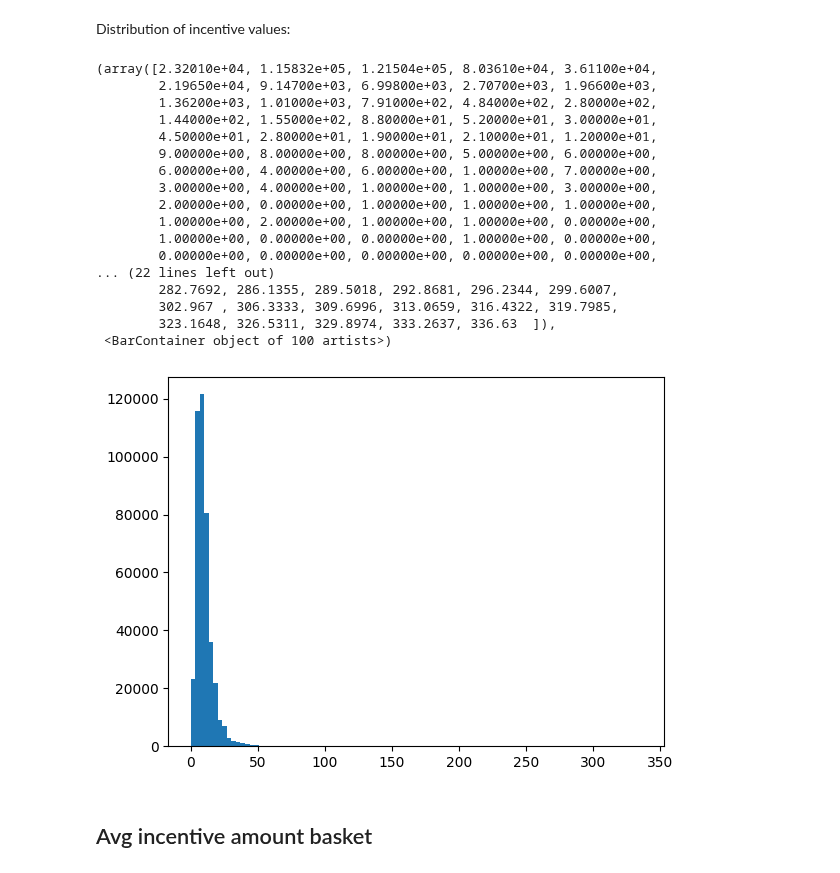
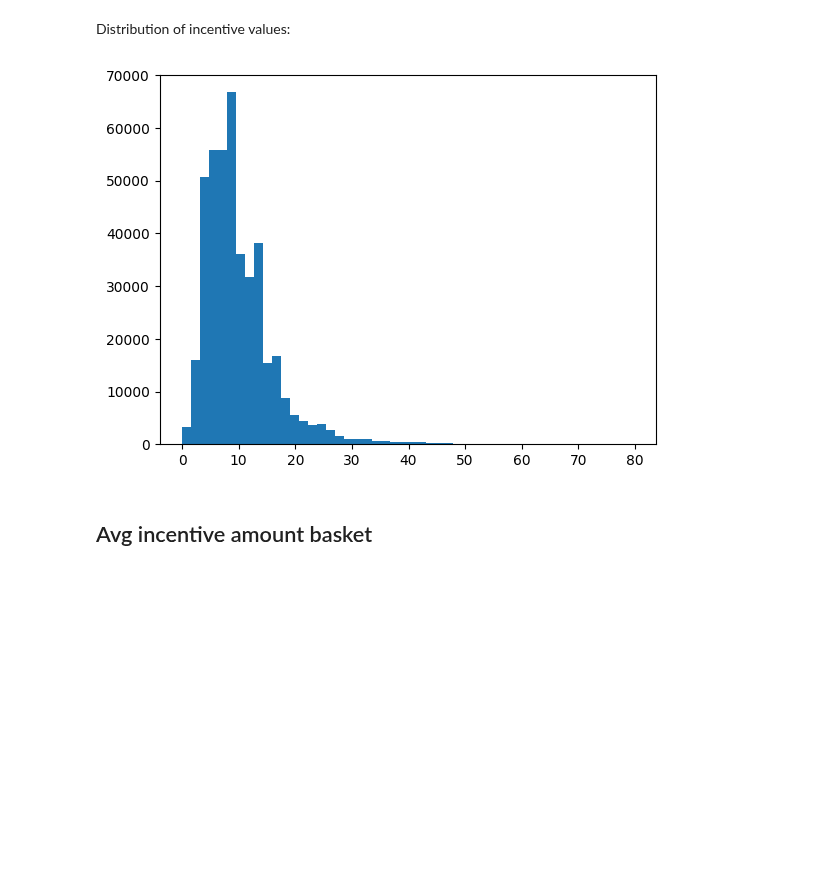
Before and after one commit to AChiaraCapuano/incentives_analysis, a Jupyter notebook: analysis_nb.ipynb, the cells around one changed output. Cells and saved outputs as stored; diff of their text form; code cells hidden in the pictures; blank space fills up the shorter version.

```diff
--- a/analysis.ipynb
+++ b/analysis_nb.ipynb
@@ -57,26 +69,9 @@ df_avg_order = df_customer[df_customer['used_incentive']==1].groupby('analytical
 # %% [markdown]
 Distribution of incentive values:
 # %%
-plt.hist(df_avg_order['incentive_value'], bins=100)
+plt.hist(df_avg_order[df_avg_order['incentive_value']<80]['incentive_value'], bins=50);
 # %% [output]
-(array([2.32010e+04, 1.15832e+05, 1.21504e+05, 8.03610e+04, 3.61100e+04,
-        2.19650e+04, 9.14700e+03, 6.99800e+03, 2.70700e+03, 1.96600e+03,
-        1.36200e+03, 1.01000e+03, 7.91000e+02, 4.84000e+02, 2.80000e+02,
-        1.44000e+02, 1.55000e+02, 8.80000e+01, 5.20000e+01, 3.00000e+01,
-        4.50000e+01, 2.80000e+01, 1.90000e+01, 2.10000e+01, 1.20000e+01,
-        9.00000e+00, 8.00000e+00, 8.00000e+00, 5.00000e+00, 6.00000e+00,
-        6.00000e+00, 4.00000e+00, 6.00000e+00, 1.00000e+00, 7.00000e+00,
-        3.00000e+00, 4.00000e+00, 1.00000e+00, 1.00000e+00, 3.00000e+00,
-        2.00000e+00, 0.00000e+00, 1.00000e+00, 1.00000e+00, 1.00000e+00,
-        1.00000e+00, 2.00000e+00, 1.00000e+00, 1.00000e+00, 0.00000e+00,
-        1.00000e+00, 0.00000e+00, 0.00000e+00, 1.00000e+00, 0.00000e+00,
-        0.00000e+00, 0.00000e+00, 0.00000e+00, 0.00000e+00, 0.00000e+00,
-... (22 lines left out)
-        282.7692, 286.1355, 289.5018, 292.8681, 296.2344, 299.6007,
-        302.967 , 306.3333, 309.6996, 313.0659, 316.4322, 319.7985,
-        323.1648, 326.5311, 329.8974, 333.2637, 336.63  ]),
- <BarContainer object of 100 artists>)
-[figure, old version]
+[figure, new version]
 # %% [markdown]
 ## Avg incentive amount basket
 # %%
```
Also changed, not shown: parts of 5 cells of this notebook.
